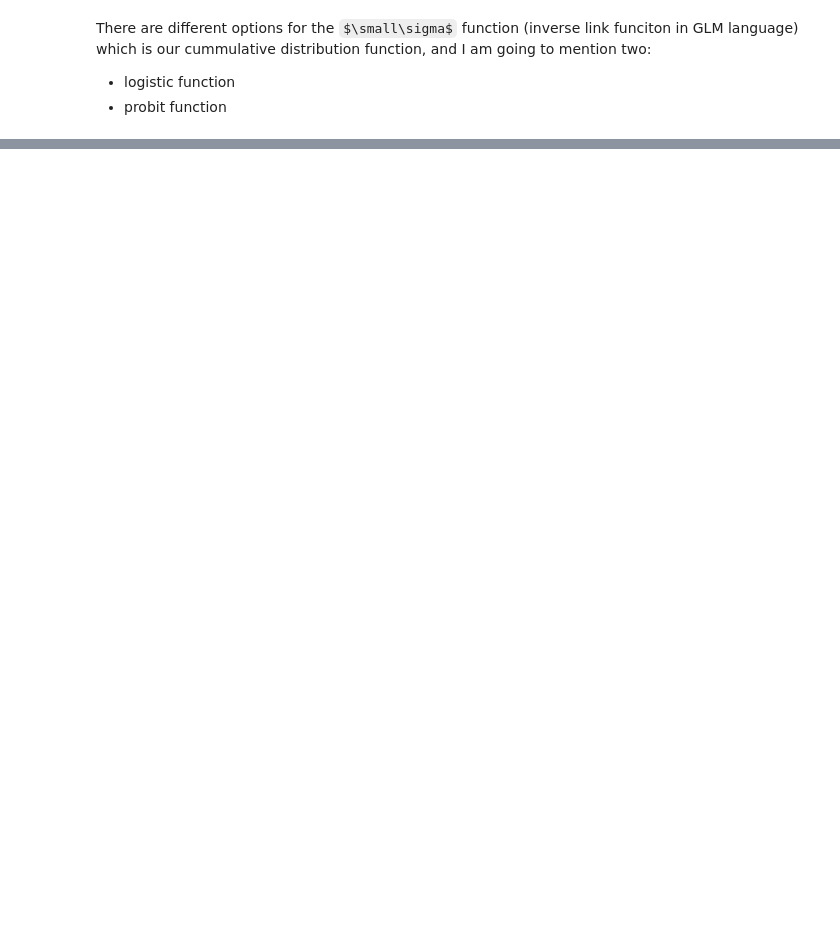
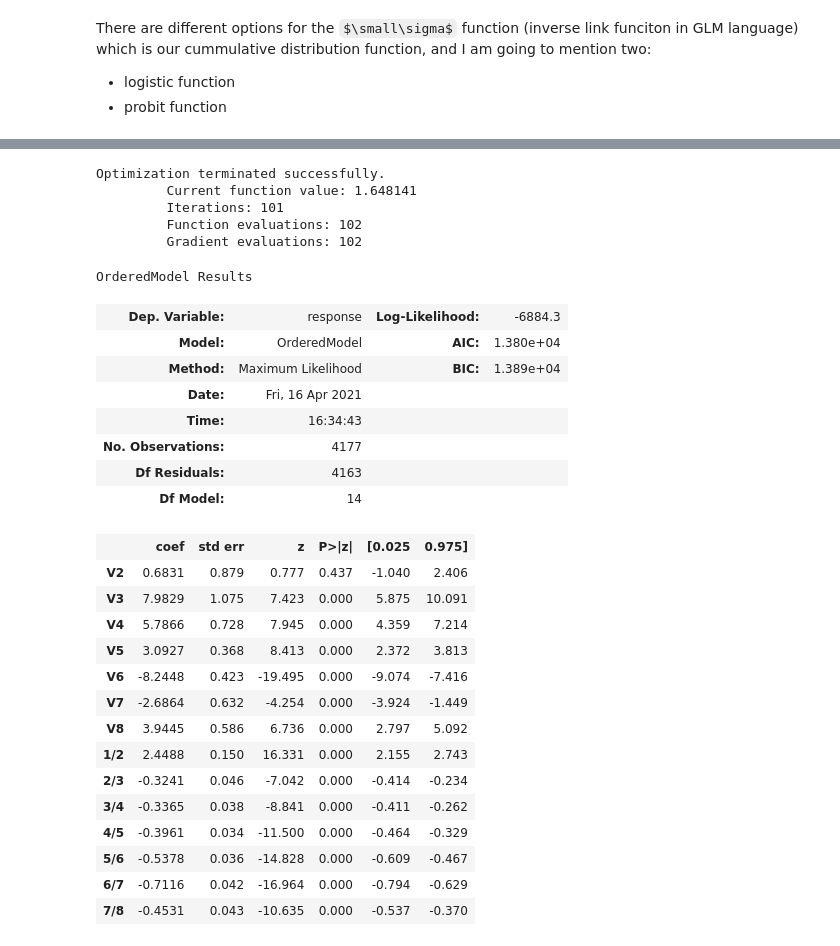
Before and after one commit to eduardbermejo/blog, a Jupyter notebook: _notebooks/2021-02-02-Ranking.ipynb, the cells around one changed output, grey strips where cells are left out. Cells and saved outputs as stored; diff of their text form; code cells hidden in the pictures; some formulas as TeX source; blank space fills up the shorter version.

```diff
--- a/_notebooks/2021-02-02-Ranking.ipynb
+++ b/_notebooks/2021-02-02-Ranking.ipynb
@@ -68,0 +107,37 @@ $$
+# %%
+mod_prob = OrderedModel(abalone_data['response'],
+                        abalone_data[abalone_data.columns[1:]],
+                        distr='probit')
+
+res_prob = mod_prob.fit(method='bfgs')
+res_prob.summary()
+# %% [output]
+Optimization terminated successfully.
+         Current function value: 1.648141
+         Iterations: 101
+         Function evaluations: 102
+         Gradient evaluations: 102
+OrderedModel Results
+| Dep. Variable: | response | Log-Likelihood: | -6884.3 |
+| Model: | OrderedModel | AIC: | 1.380e+04 |
+| Method: | Maximum Likelihood | BIC: | 1.389e+04 |
+| Date: | Fri, 16 Apr 2021 |  |  |
+| Time: | 16:34:43 |  |  |
+| No. Observations: | 4177 |  |  |
+| Df Residuals: | 4163 |  |  |
+| Df Model: | 14 |  |  |
+|  | coef | std err | z | P>|z| | [0.025 | 0.975] |
+| V2 | 0.6831 | 0.879 | 0.777 | 0.437 | -1.040 | 2.406 |
+| V3 | 7.9829 | 1.075 | 7.423 | 0.000 | 5.875 | 10.091 |
+| V4 | 5.7866 | 0.728 | 7.945 | 0.000 | 4.359 | 7.214 |
+| V5 | 3.0927 | 0.368 | 8.413 | 0.000 | 2.372 | 3.813 |
+| V6 | -8.2448 | 0.423 | -19.495 | 0.000 | -9.074 | -7.416 |
+| V7 | -2.6864 | 0.632 | -4.254 | 0.000 | -3.924 | -1.449 |
+| V8 | 3.9445 | 0.586 | 6.736 | 0.000 | 2.797 | 5.092 |
+| 1/2 | 2.4488 | 0.150 | 16.331 | 0.000 | 2.155 | 2.743 |
+| 2/3 | -0.3241 | 0.046 | -7.042 | 0.000 | -0.414 | -0.234 |
+| 3/4 | -0.3365 | 0.038 | -8.841 | 0.000 | -0.411 | -0.262 |
+| 4/5 | -0.3961 | 0.034 | -11.500 | 0.000 | -0.464 | -0.329 |
+| 5/6 | -0.5378 | 0.036 | -14.828 | 0.000 | -0.609 | -0.467 |
+| 6/7 | -0.7116 | 0.042 | -16.964 | 0.000 | -0.794 | -0.629 |
+| 7/8 | -0.4531 | 0.043 | -10.635 | 0.000 | -0.537 | -0.370 |
```
Also changed, not shown: parts of 16 cells of this notebook.
